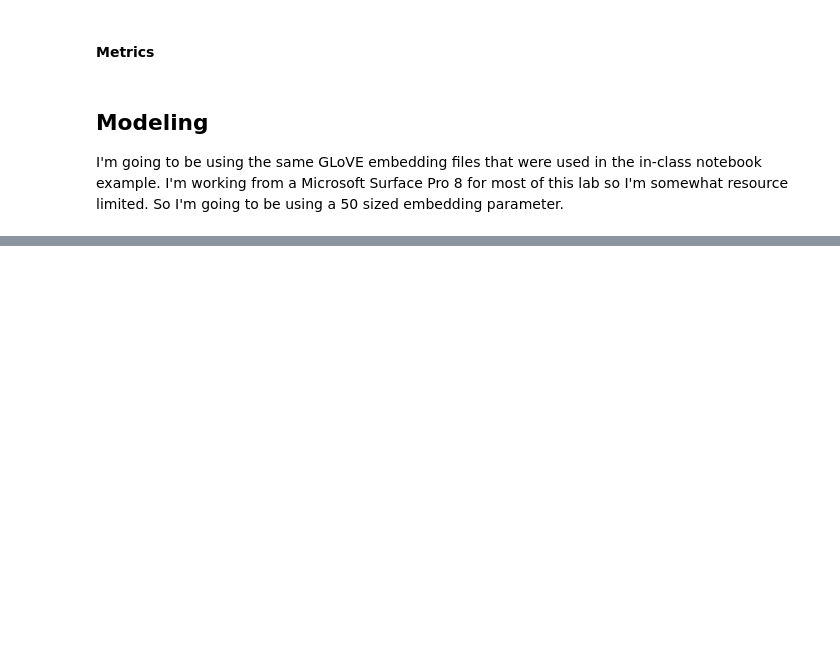
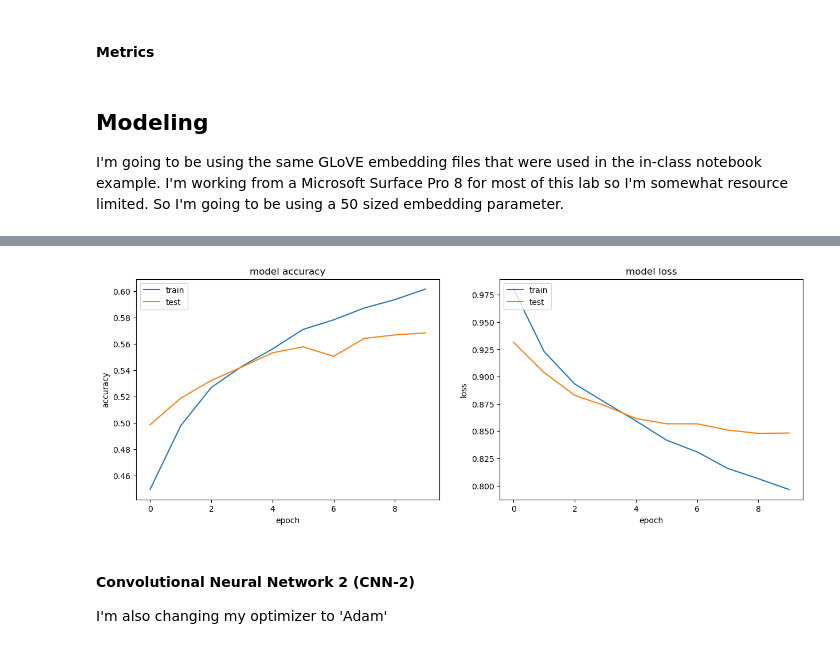
Before and after one commit to cphchip/cs7324_code, a Jupyter notebook: Lab 7/Henderson_48996654_Lab_7.ipynb, the cells around one changed output, grey strips where cells are left out. Saved outputs shown, nothing was run; the diff lists cells and outputs as text; code cells hidden in the pictures; blank space fills up the shorter version.

```diff
--- a/Lab 7/Henderson_48996654_Lab_7.ipynb
+++ b/Lab 7/Henderson_48996654_Lab_7.ipynb
@@ -368,30 +388,30 @@ from tensorflow.keras.layers import Embedding
 EMBED_SIZE = 50  # same size as loaded from GLOVE
 NUM_CLASSES = 3
 sequence_input = Input(shape=(MAX_TWEET_LEN,), dtype='int32')
-# starting size: 1000
+# starting size: 300
 embedded_sequences = embedding_layer(sequence_input) # from previous embedding
-x = Conv1D(128, 5, activation='relu',
+x = Conv1D(64, 5, activation='relu', # changed to 64 from 128
            kernel_initializer='he_uniform')(embedded_sequences)
 
 # after conv, size becomes: 1000-4=996
 x = MaxPooling1D(5)(x)# after max pool, 996/5 = 199
 x = Dropout(0.2)(x)
-x = Conv1D(128, 5, activation='relu',
+x = Conv1D(64, 5, activation='relu',
            kernel_initializer='he_uniform')(x)
 
 # new size is 195
 x = MaxPooling1D(5)(x) # after max pool, size is 195/5 = 39
 x = Dropout(0.2)(x)
-x = Conv1D(128, 5, activation='relu',
+x = Conv1D(64, 5, activation='relu',
            kernel_initializer='he_uniform')(x)
 
 # after convolution, size becomes 35 elements long
-x = MaxPooling1D(35)(x) # this is the size to globally flatten
+x = MaxPooling1D(5)(x) # this is the size to globally flatten
 # flattened vector max pools across each of the 35 elements
 # so vectors is now 128 dimensions (same as num output filters)
 x = Flatten()(x)
 x = Dropout(0.2)(x)
-x = Dense(128, activation='relu',
+x = Dense(64, activation='relu',
           kernel_initializer='he_uniform')(x)
 
 preds = Dense(NUM_CLASSES, activation='softmax',
@@ -409,6 +429,6 @@ print(model.summary())
 
 histories = []
 tmp = model.fit(X_train, y_train_ohe, validation_data=(X_test, y_test_ohe),
-          epochs=2, batch_size=128)
+          epochs=10, batch_size=128)
 histories.append(tmp)
 # %% [output]
@@ -418,0 +452,36 @@ Negative dimension size caused by subtracting 35 from 7 for '{{node max_pooling1
+# %%
+
+from sklearn import metrics as mt
+from matplotlib import pyplot as plt
+%matplotlib inline
+
+# combine all the history from training together
+combined = dict()
+for key in ['acc','val_acc','loss','val_loss']:
+    combined[key] = np.hstack([x.history[key] for x in histories])
+
+# summarize history for accuracy
+plt.figure(figsize=(15,5))
+plt.subplot(121)
+plt.plot(combined['acc'])
+plt.plot(combined['val_acc'])
+plt.title('model accuracy')
+plt.ylabel('accuracy')
+plt.xlabel('epoch')
+plt.legend(['train', 'test'], loc='upper left')
+
+# summarize history for loss
+plt.subplot(122)
+plt.plot(combined['loss'])
+plt.plot(combined['val_loss'])
+plt.title('model loss')
+plt.ylabel('loss')
+plt.xlabel('epoch')
+plt.legend(['train', 'test'], loc='upper left')
+plt.show()
+# %% [output]
+[figure, added]
+# %% [markdown]
+#### Convolutional Neural Network 2 (CNN-2)
+
+I'm also changing my optimizer to 'Adam'
```
Also changed, not shown: parts of 16 cells of this notebook, 1 other file.
